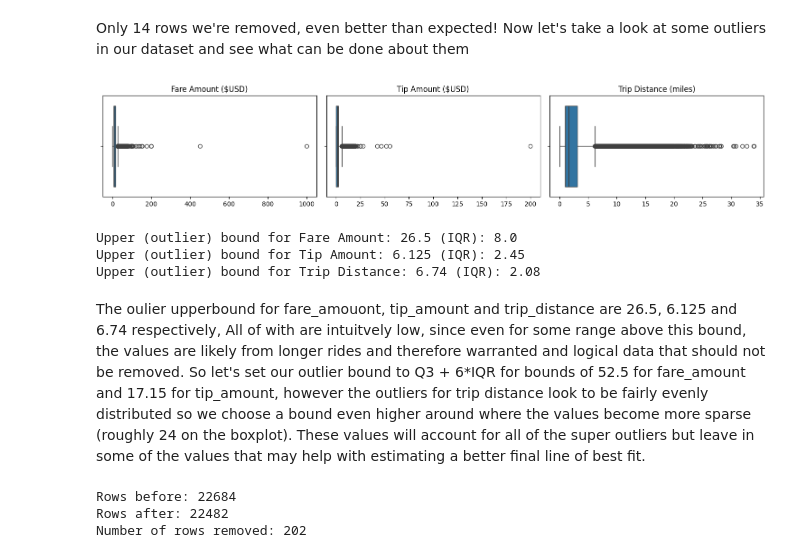
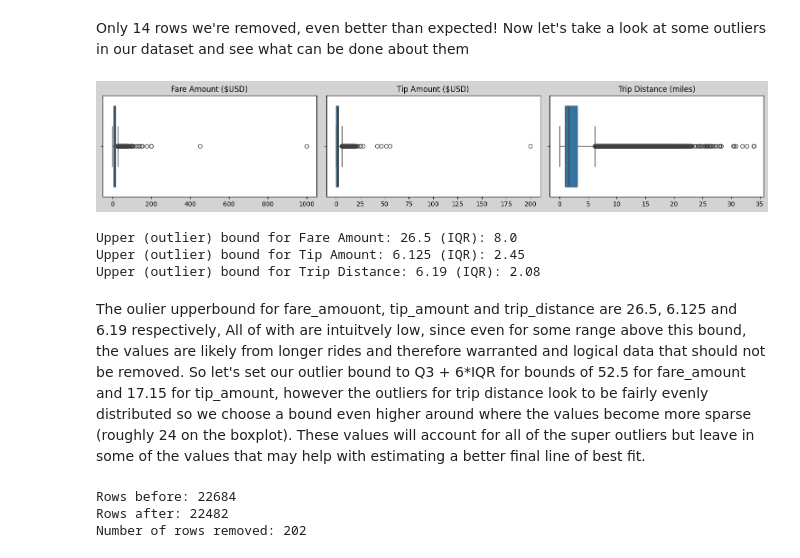
Before and after one commit to DonFetti/TaxiCab_Project, a Jupyter notebook: taxi_data_prep.ipynb, the cells around one changed output. Drawn from its saved outputs; the diff is of its cells as text; code cells hidden in the pictures.

```diff
--- a/taxi_data_prep.ipynb
+++ b/taxi_data_prep.ipynb
@@ -256,38 +256,39 @@ Number of rows removed: 14
 Only 14 rows we're removed, even better than expected! Now let's take a look at some outliers in our dataset and see what can be done about them
 # %%
 plt.figure(figsize=(15, 3))
+plt.gcf().set_facecolor('lightgrey')
 
 plt.subplot(1, 3, 1)
 sns.boxplot(data=df["fare_amount"], orient="h")
 plt.title('Fare Amount ($USD)')
 plt.xlabel('')
 
 plt.subplot(1, 3, 2)
 sns.boxplot(data=df["tip_amount"] , orient="h")
 plt.title('Tip Amount ($USD)')
 plt.xlabel('')
 
 plt.subplot(1, 3, 3)
 sns.boxplot(data=df["trip_distance"] , orient="h")
 plt.title('Trip Distance (miles)')
 plt.xlabel('')
 
 plt.tight_layout()
 plt.show()
 
 iqr_fare = np.quantile(df["fare_amount"], 0.75) - np.quantile(df["fare_amount"], 0.25)
 iqr_tip = np.quantile(df["tip_amount"], 0.75) - np.quantile(df["tip_amount"], 0.25)
-iqr_time = np.quantile(df["trip_distance"], 0.75) - np.quantile(df["trip_distance"], 0.25)
+iqr_distance = np.quantile(df["trip_distance"], 0.75) - np.quantile(df["trip_distance"], 0.25)
 print(f'Upper (outlier) bound for Fare Amount: {np.quantile(df["fare_amount"], 0.75) + 1.5*iqr_fare} (IQR): {iqr_fare}')
 print(f'Upper (outlier) bound for Tip Amount: {np.quantile(df["tip_amount"], 0.75) + 1.5*iqr_tip} (IQR): {iqr_tip}')
-print(f'Upper (outlier) bound for Trip Distance: {round((np.quantile(df["trip_distance"], 0.75) + 1.5*iqr_tip),2)} (IQR): {round(iqr_time,2)}')
+print(f'Upper (outlier) bound for Trip Distance: {round((np.quantile(df["trip_distance"], 0.75) + 1.5*iqr_distance),2)} (IQR): {round(iqr_distance,2)}')
 # %% [output]
-[figure, old version]
+[figure, new version]
 Upper (outlier) bound for Fare Amount: 26.5 (IQR): 8.0
 Upper (outlier) bound for Tip Amount: 6.125 (IQR): 2.45
-Upper (outlier) bound for Trip Distance: 6.74 (IQR): 2.08
+Upper (outlier) bound for Trip Distance: 6.19 (IQR): 2.08
 # %% [markdown]
-The oulier upperbound for fare_amouont, tip_amount and trip_distance are 26.5, 6.125 and 6.74 respectively, All of with are intuitvely low, since even for some range above this bound, the values are likely from longer rides and therefore warranted and logical data that should not be removed. So let's set our outlier bound to Q3 + 6*IQR for bounds of 52.5 for fare_amount and 17.15 for tip_amount, however the outliers for trip distance look to be fairly evenly distributed so we choose a bound even higher around where the values become more sparse (roughly 24 on the boxplot). These values will account for all of the super outliers but leave in some of the values that may help with estimating a better final line of best fit.
+The oulier upperbound for fare_amouont, tip_amount and trip_distance are 26.5, 6.125 and 6.19 respectively, All of with are intuitvely low, since even for some range above this bound, the values are likely from longer rides and therefore warranted and logical data that should not be removed. So let's set our outlier bound to Q3 + 6*IQR for bounds of 52.5 for fare_amount and 17.15 for tip_amount, however the outliers for trip distance look to be fairly evenly distributed so we choose a bound even higher around where the values become more sparse (roughly 24 on the boxplot). These values will account for all of the super outliers but leave in some of the values that may help with estimating a better final line of best fit.
 # %%
 def remove_outliers(df, columns, threshold=1.5):
 
```
Also changed, not shown: 1 other file.
